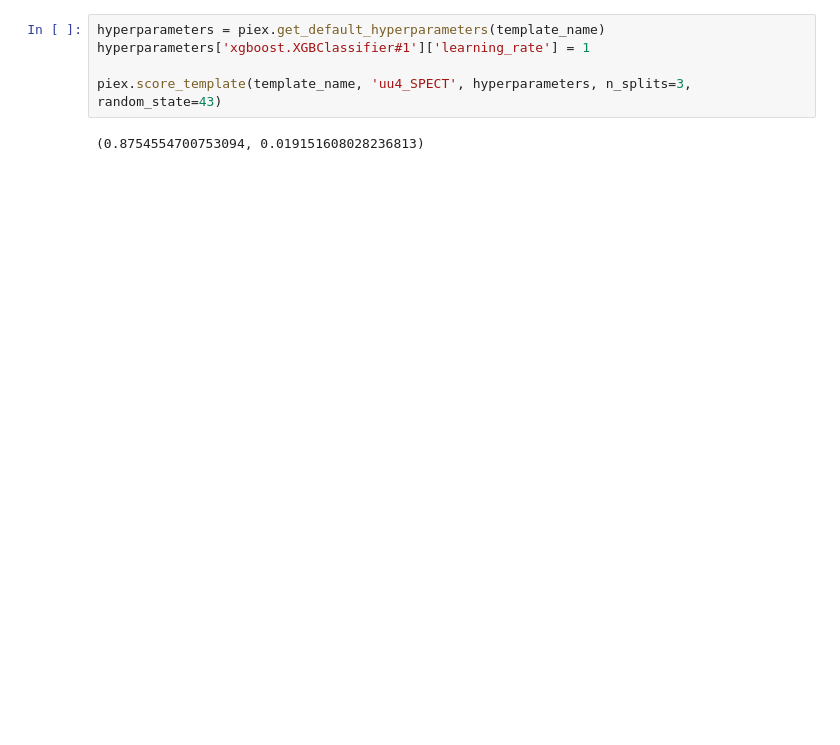
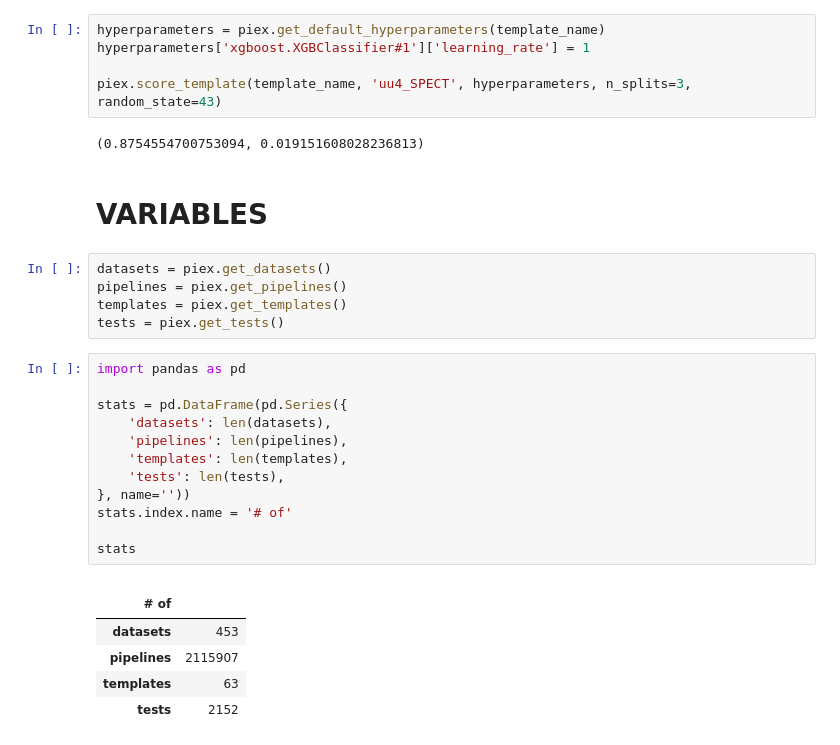
Before and after one commit to MLBazaar/piex, a Jupyter notebook: notebooks/README.ipynb, the cells around one changed output. Drawn from its saved outputs; the diff is of its cells as text; blank space fills up the shorter version.

```diff
--- a/notebooks/README.ipynb
+++ b/notebooks/README.ipynb
@@ -370,3 +408,29 @@ hyperparameters['xgboost.XGBClassifier#1']['learning_rate'] = 1
 piex.score_template(template_name, 'uu4_SPECT', hyperparameters, n_splits=3, random_state=43)
 # %% [output]
 (0.8754554700753094, 0.019151608028236813)
+# %% [markdown]
+# VARIABLES
+# %%
+datasets = piex.get_datasets()
+pipelines = piex.get_pipelines()
+templates = piex.get_templates()
+tests = piex.get_tests()
+# %%
+import pandas as pd
+
+stats = pd.DataFrame(pd.Series({
+    'datasets': len(datasets),
+    'pipelines': len(pipelines),
+    'templates': len(templates),
+    'tests': len(tests),
+}, name=''))
+stats.index.name = '# of'
+
+stats
+# %% [output]
+|  |  |
+| # of |  |
+| datasets | 453 |
+| pipelines | 2115907 |
+| templates | 63 |
+| tests | 2152 |
```
Also changed, not shown: parts of 7 cells of this notebook, 2 other files.
